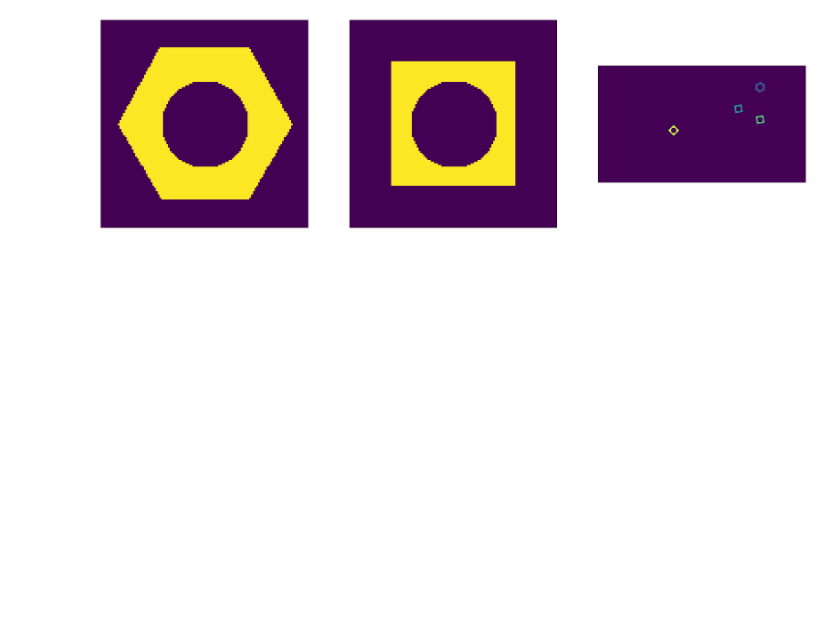
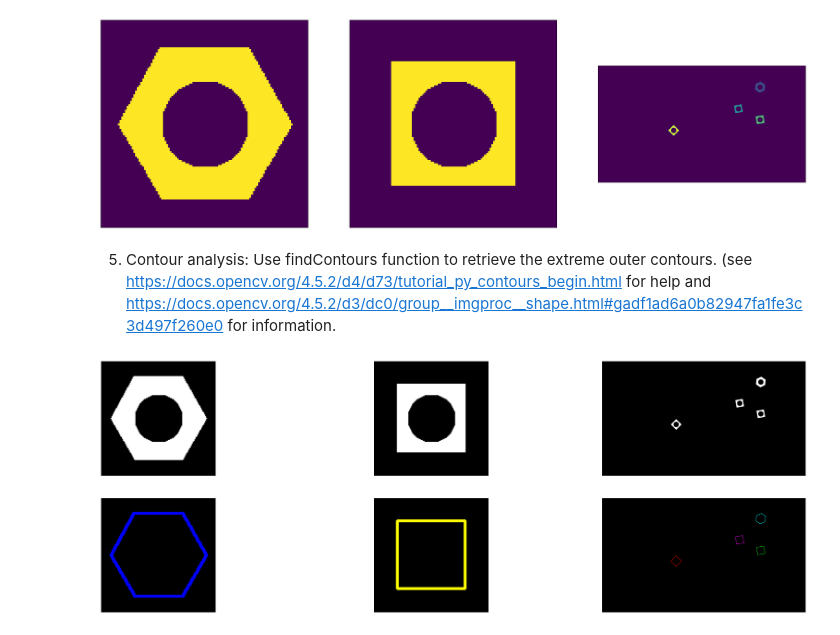
Before and after one commit to Uvin99/EN2550_Assignment3, a Jupyter notebook: Assignment3.ipynb, the cells around one changed output. Saved outputs shown, nothing was run; the diff lists cells and outputs as text; code cells hidden in the pictures; blank space fills up the shorter version.

```diff
--- a/Assignment3.ipynb
+++ b/Assignment3.ipynb
@@ -134,3 +137,31 @@ No. of components detected:  2
 │       5 │ (650, 550)       │ (751, 651)           │    3144 │ (700, 600)  │
 ╘═════════╧══════════════════╧══════════════════════╧═════════╧═════════════╛
 [figure]
+# %% [markdown]
+5. Contour analysis: Use findContours function to retrieve the extreme outer contours. (see https://docs.opencv.org/4.5.2/d4/d73/tutorial_py_contours_begin.html for help and https://docs.opencv.org/4.5.2/d3/dc0/group__imgproc__shape.html#gadf1ad6a0b82947fa1fe3c3d497f260e0 for information.
+# %%
+import random
+closed_imgs =  [closed_hexImg, closed_squreImg, closed_conveyor_f100]
+closed_titles = ["Hexnut Template ","Squrenut_Template","Conveyor_f100"]
+
+fig, ax = plt.subplots(2,3,figsize = (30,10))
+colors = [(255,0,0),(0,255,0),(0,0,255),(0,255,255),(255,255,0),(255,0,255)]
+random.shuffle(colors)
+# RGB values of six colors are given in a list and shuffel is used to to get a random color
+
+
+x=0
+for i in range(3):
+    ax[0,i].imshow(cv.cvtColor(closed_imgs[i], cv.COLOR_GRAY2BGR))
+    ax[0,i].set_xticks([]), ax[0,i].set_yticks([])
+    contours, hierarchy = cv.findContours(closed_imgs[i], cv.RETR_TREE, cv.CHAIN_APPROX_SIMPLE)
+    blank_img = np.zeros(closed_imgs[i].shape,np.uint8)
+    blank_img = cv.cvtColor(blank_img, cv.COLOR_GRAY2BGR)
+    for j in range(len(contours)):
+        if (hierarchy[0,j,3]==-1):
+            cv.drawContours(blank_img, contours, j, colors[x%6], 2)
+            x+=1
+    ax[1,i].imshow(blank_img)
+    ax[1,i].set_xticks([]), ax[1,i].set_yticks([])
+# %% [output]
+[figure, added]
```
Also changed, not shown: parts of 1 cell of this notebook.
